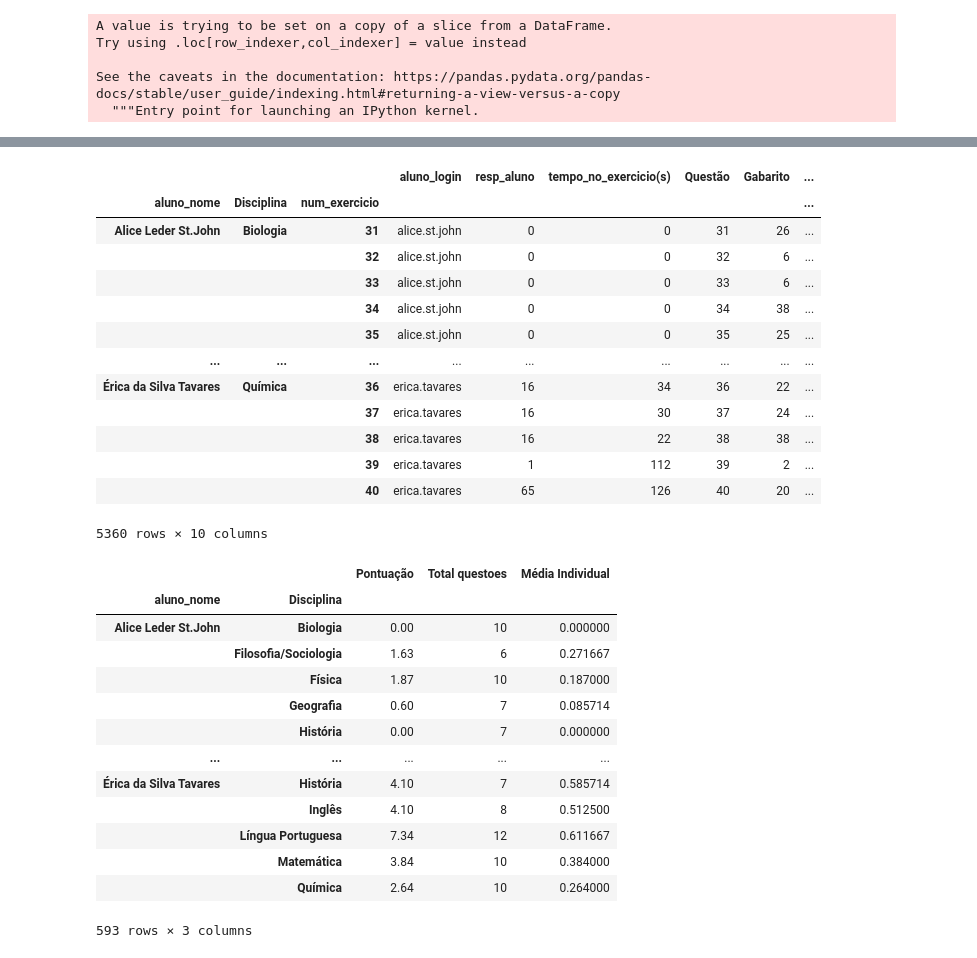
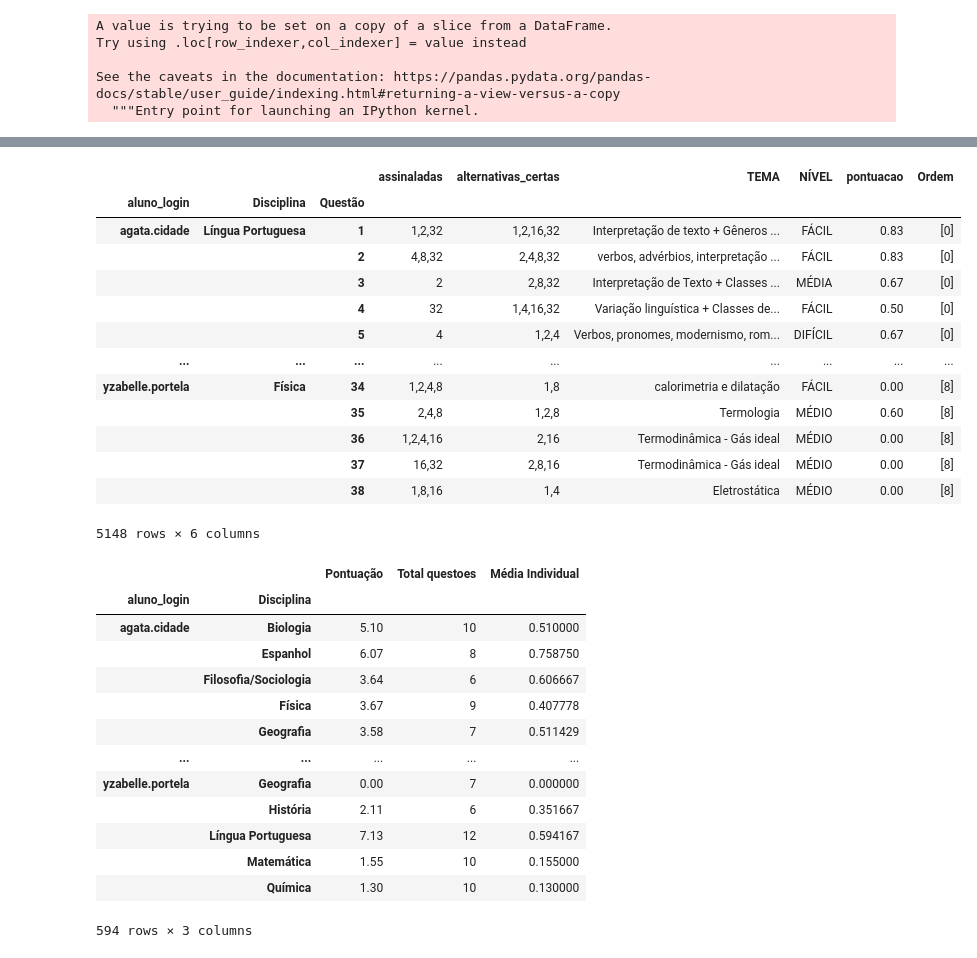
Before and after one commit to einsteinfloripa/simufsc-corrector, a Jupyter notebook: corrector.ipynb, the cells around one changed output, grey strips where cells are left out. Saved outputs shown, nothing was run; the diff lists cells and outputs as text; code cells hidden in the pictures.

```diff
--- a/corrector.ipynb
+++ b/corrector.ipynb
@@ -430,0 +418,3 @@ See the caveats in the documentation: https://pandas.pydata.org/pandas-docs/stab
+# %%
+ordem_materias = pd.DataFrame(list(ordem_materias.items()), columns = ['Disciplina','Ordem'])
+ordem_materias.head(10)
@@ -430,0 +433,7 @@ See the caveats in the documentation: https://pandas.pydata.org/pandas-docs/stab
+# %%
+def ordem_disc(row):
+    disciplina = row["Disciplina"]
+    ordem = ordem_materias['Ordem'][disciplina == ordem_materias['Disciplina']]
+    return str(ordem.values)
+# %%
+df_clean['Ordem'] = df_clean.apply(ordem_disc, axis=1)
@@ -431,4 +446,4 @@ See the caveats in the documentation: https://pandas.pydata.org/pandas-docs/stab
 # %%
-df_clean = df_clean.sort_values(['aluno_nome', 'num_exercicio', "Disciplina"]).set_index(['aluno_nome', "Disciplina", 'num_exercicio'])
-df_clean
+df_clean = df_clean.sort_values(['aluno_login', 'num_exercicio', "Ordem"])# .set_index(['aluno_login', "Disciplina", 'num_exercicio'])
+df_clean.head()
 # %% [output]
@@ -449,18 +456,18 @@ df_clean
 # %%
-acertos_aluno_questoes = df_clean.sort_values(by=['aluno_nome','Disciplina','num_exercicio'])
+acertos_aluno_questoes = df_clean[['aluno_login','Disciplina','Questão','assinaladas','alternativas_certas','TEMA', 'NÍVEL','pontuacao','Ordem']].sort_values(by=['aluno_login','Ordem','Disciplina', 'Questão']).set_index(['aluno_login','Disciplina','Questão'])
 acertos_aluno_questoes
 # %% [output]
-|  |  |  | aluno_login | resp_aluno | tempo_no_exercicio(s) | Questão | Gabarito | ... |
-| aluno_nome | Disciplina | num_exercicio |  |  |  |  |  | ... |
-| Alice Leder St.John | Biologia | 31 | alice.st.john | 0 | 0 | 31 | 26 | ... |
-|  |  | 32 | alice.st.john | 0 | 0 | 32 | 6 | ... |
-|  |  | 33 | alice.st.john | 0 | 0 | 33 | 6 | ... |
-|  |  | 34 | alice.st.john | 0 | 0 | 34 | 38 | ... |
-|  |  | 35 | alice.st.john | 0 | 0 | 35 | 25 | ... |
+|  |  |  | assinaladas | alternativas_certas | TEMA | NÍVEL | pontuacao | Ordem |
+| aluno_login | Disciplina | Questão |  |  |  |  |  |  |
+| agata.cidade | Língua Portuguesa | 1 | 1,2,32 | 1,2,16,32 | Interpretação de texto + Gêneros ... | FÁCIL | 0.83 | [0] |
+|  |  | 2 | 4,8,32 | 2,4,8,32 | verbos, advérbios, interpretação ... | FÁCIL | 0.83 | [0] |
+|  |  | 3 | 2 | 2,8,32 | Interpretação de Texto + Classes ... | MÉDIA | 0.67 | [0] |
+|  |  | 4 | 32 | 1,4,16,32 | Variação linguística + Classes de... | FÁCIL | 0.50 | [0] |
+|  |  | 5 | 4 | 1,2,4 | Verbos, pronomes, modernismo, rom... | DIFÍCIL | 0.67 | [0] |
 | ... | ... | ... | ... | ... | ... | ... | ... | ... |
-| Érica da Silva Tavares | Química | 36 | erica.tavares | 16 | 34 | 36 | 22 | ... |
-|  |  | 37 | erica.tavares | 16 | 30 | 37 | 24 | ... |
-|  |  | 38 | erica.tavares | 16 | 22 | 38 | 38 | ... |
-|  |  | 39 | erica.tavares | 1 | 112 | 39 | 2 | ... |
-|  |  | 40 | erica.tavares | 65 | 126 | 40 | 20 | ... |
+| yzabelle.portela | Física | 34 | 1,2,4,8 | 1,8 | calorimetria e dilatação | FÁCIL | 0.00 | [8] |
+|  |  | 35 | 2,4,8 | 1,2,8 | Termologia | MÉDIO | 0.60 | [8] |
+|  |  | 36 | 1,2,4,16 | 2,16 | Termodinâmica - Gás ideal | MÉDIO | 0.00 | [8] |
+|  |  | 37 | 16,32 | 2,8,16 | Termodinâmica - Gás ideal | MÉDIO | 0.00 | [8] |
+|  |  | 38 | 1,8,16 | 1,4 | Eletrostática | MÉDIO | 0.00 | [8] |
-5360 rows × 10 columns
+5148 rows × 6 columns
@@ -470,21 +479,21 @@ acertos_aluno_questoes.to_pickle("pontuacao_por_questao.pkl")
 # calcula o total de questões certas por máteria, quantas questões tinham por matéria, e média por matéria
 
 # agg permite agregar multiplas funções ao groupby
-acertos_aluno = df_clean.groupby(['aluno_nome', "Disciplina"])['pontuacao'].agg(['sum','count','mean'])
+acertos_aluno = df_clean.groupby(['aluno_login', "Disciplina"])['pontuacao'].agg(['sum','count','mean'])
 acertos_aluno = acertos_aluno.rename(columns={"sum": "Pontuação", "mean": "Média Individual", 'count': "Total questoes"})
 acertos_aluno
 # %% [output]
 |  |  | Pontuação | Total questoes | Média Individual |
-| aluno_nome | Disciplina |  |  |  |
-| Alice Leder St.John | Biologia | 0.00 | 10 | 0.000000 |
-|  | Filosofia/Sociologia | 1.63 | 6 | 0.271667 |
-|  | Física | 1.87 | 10 | 0.187000 |
-|  | Geografia | 0.60 | 7 | 0.085714 |
-|  | História | 0.00 | 7 | 0.000000 |
+| aluno_login | Disciplina |  |  |  |
+| agata.cidade | Biologia | 5.10 | 10 | 0.510000 |
+|  | Espanhol | 6.07 | 8 | 0.758750 |
+|  | Filosofia/Sociologia | 3.64 | 6 | 0.606667 |
+|  | Física | 3.67 | 9 | 0.407778 |
+|  | Geografia | 3.58 | 7 | 0.511429 |
 | ... | ... | ... | ... | ... |
-| Érica da Silva Tavares | História | 4.10 | 7 | 0.585714 |
-|  | Inglês | 4.10 | 8 | 0.512500 |
-|  | Língua Portuguesa | 7.34 | 12 | 0.611667 |
-|  | Matemática | 3.84 | 10 | 0.384000 |
-|  | Química | 2.64 | 10 | 0.264000 |
+| yzabelle.portela | Geografia | 0.00 | 7 | 0.000000 |
+|  | História | 2.11 | 6 | 0.351667 |
+|  | Língua Portuguesa | 7.13 | 12 | 0.594167 |
+|  | Matemática | 1.55 | 10 | 0.155000 |
+|  | Química | 1.30 | 10 | 0.130000 |
-593 rows × 3 columns
+594 rows × 3 columns
```
Also changed, not shown: parts of 143 cells of this notebook, 4 other files.
